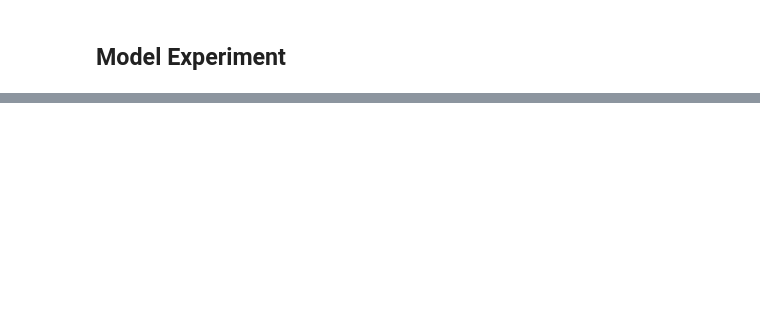
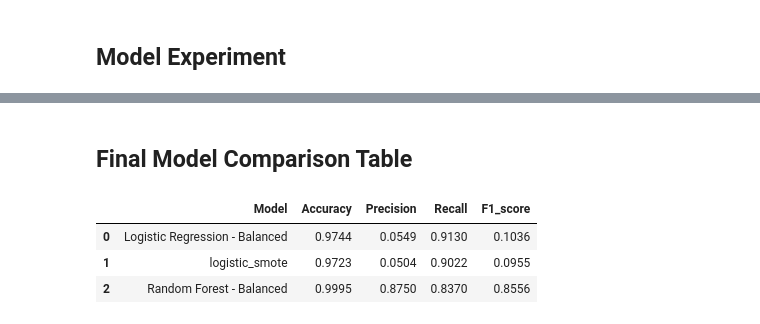
Before and after one commit to AadityaBajgain/Fraudguard, a Jupyter notebook: notebooks/02_experimentation.ipynb, the cells around one changed output, grey strips where cells are left out. Cells and saved outputs as stored; diff of their text form; code cells hidden in the pictures; blank space fills up the shorter version.

```diff
--- a/notebooks/02_experimentation.ipynb
+++ b/notebooks/02_experimentation.ipynb
@@ -88,0 +347,37 @@ Confusion Matrix
+# %% [markdown]
+## Final Model Comparison Table
+# %%
+final_report = pd.DataFrame({
+    "Model":[
+        "Logistic Regression - Balanced",
+        "logistic_smote",
+        "Random Forest - Balanced"
+    ],
+    "Accuracy":[
+        accuracy_logistic,
+        accuracy_smote,
+        accuracy_rf
+    ],
+    "Precision":[
+        precision_logistic,
+        precision_smote,
+        precision_rf
+    ],
+    "Recall":[
+        recall_logistic,
+        recall_smote,
+        recall_rf
+    ],
+    "F1_score":[
+        f1_logistic,
+        f1_smote,
+        f1_rf
+    ]
+})
+
+display(final_report.round(4))
+# %% [output]
+|  | Model | Accuracy | Precision | Recall | F1_score |
+| 0 | Logistic Regression - Balanced | 0.9744 | 0.0549 | 0.9130 | 0.1036 |
+| 1 | logistic_smote | 0.9723 | 0.0504 | 0.9022 | 0.0955 |
+| 2 | Random Forest - Balanced | 0.9995 | 0.8750 | 0.8370 | 0.8556 |
```
Also changed, not shown: parts of 23 cells of this notebook, 1 other file.
